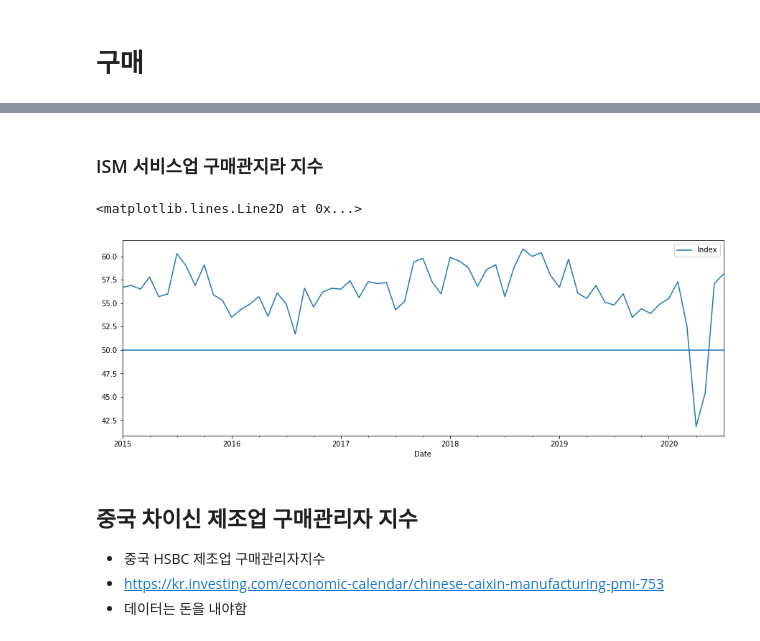
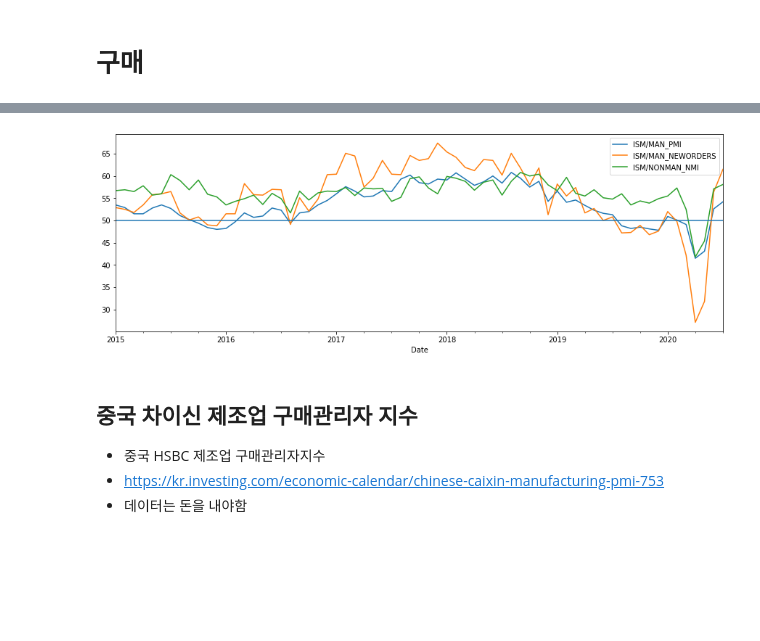
Before and after one commit to reddiana/blog, a Jupyter notebook: _notebooks/2020-08-19-Economic_indicators.ipynb, the cells around one changed output, grey strips where cells are left out. Saved outputs shown, nothing was run; the diff lists cells and outputs as text; code cells hidden in the pictures; blank space fills up the shorter version.

```diff
--- a/_notebooks/2020-08-19-Economic_indicators.ipynb
+++ b/_notebooks/2020-08-19-Economic_indicators.ipynb
@@ -15,4 +21,4 @@
 # %%
 #hide
 import quandl
-my_quandl_authtoken = "g__NU8_KS5-db8Z8sWLs"
+quandl.ApiConfig.api_key = "g__NU8_KS5-db8Z8sWLs"
@@ -24,5 +24,0 @@ my_quandl_authtoken = "g__NU8_KS5-db8Z8sWLs"
-# %%
-pmi = quandl.get("ISM/MAN_PMI", authtoken = my_quandl_authtoken)
-rcnt_pmi = pmi['2015-01-01':]
-p = rcnt_pmi.plot(figsize=(15,5))
-p.axhline(50)
@@ -34,5 +24,0 @@ p.axhline(50)
-# %%
-nordr = quandl.get("ISM/MAN_NEWORDERS", authtoken = my_quandl_authtoken)
-rcnt_nordr = nordr['2015-01-01':]['Index']
-p = rcnt_nordr.plot(figsize=(15,5))
-p.axhline(50)
@@ -42,13 +25,20 @@ p.axhline(50)
-# %% [markdown]
-### ISM 서비스업 구매관지라 지수
-# %%
-svc_pmi = quandl.get("ISM/NONMAN_NMI", authtoken = my_quandl_authtoken)
-rcnt_svc_pmi = svc_pmi['2015-01-01':]
-p = rcnt_svc_pmi.plot(figsize=(15,5))
-p.axhline(50)
-# %% [output]
-<matplotlib.lines.Line2D at 0x...>
-[figure, removed]
+# %%
+indx = {
+    'ISM/MAN_PMI'      : 'PMI'  , # ISM 제조업 구매관리자 지수 (PMI)
+    'ISM/MAN_NEWORDERS': 'Index', # ISM 제조업 신규주문 지수
+    'ISM/NONMAN_NMI'   : 'Index', # ISM 서비스업 구매관리자 지수
+}
+
+for indxCd, colNm in indx.items():
+    d = quandl.get(indxCd, start_date = '2015-01-01')
+    s = d[colNm]
+    p = s.plot(label = indxCd)
+
+p.axhline(50) # PMI는 50이 기준
+p.legend()
+p.figure.set_size_inches(15, 5)
+# %% [output]
+[figure, added]
 # %% [markdown]
 ## 중국 차이신 제조업 구매관리자 지수
 - 중국 HSBC 제조업 구매관리자지수
```
Also changed, not shown: parts of 6 cells of this notebook.
